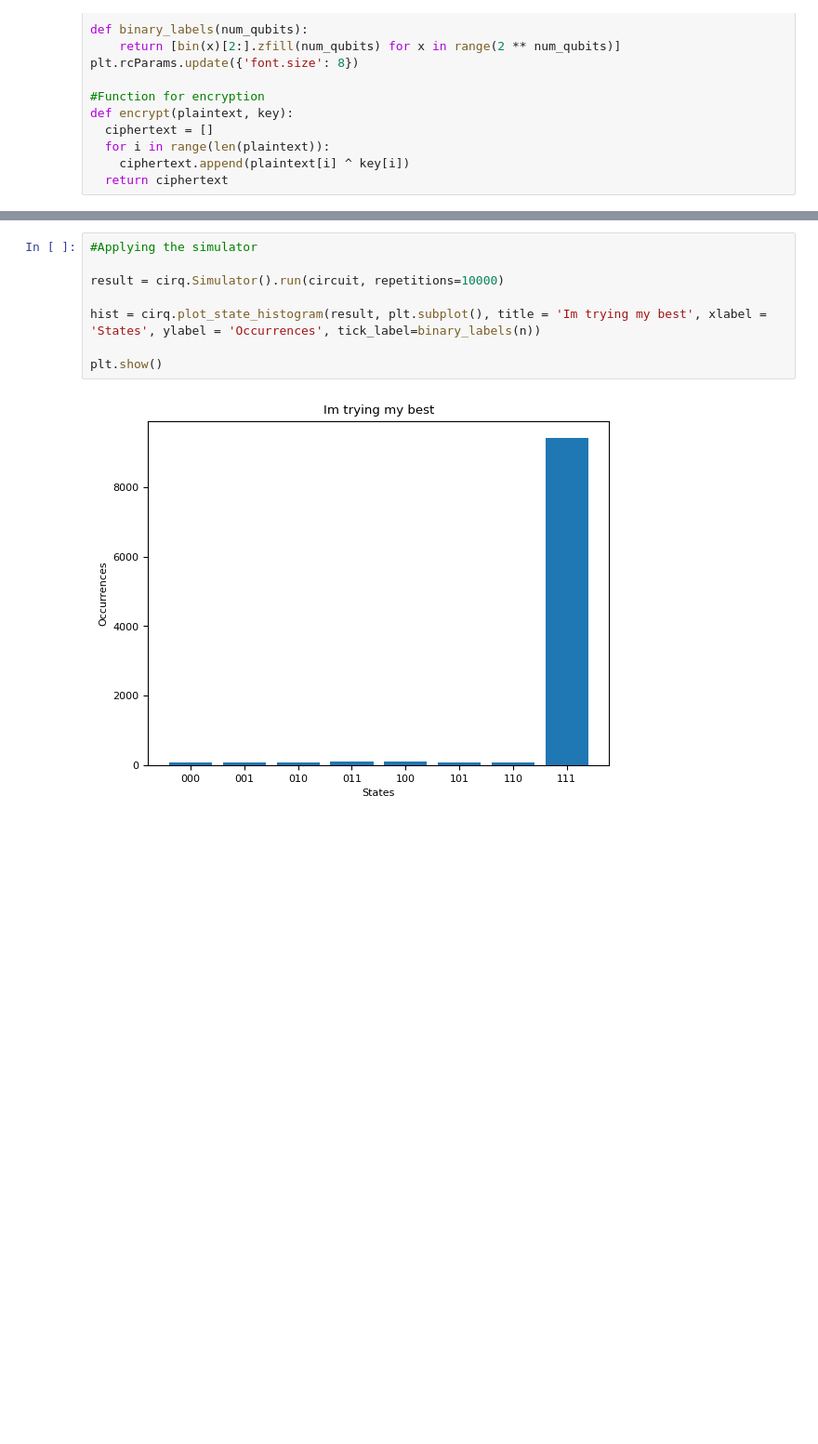
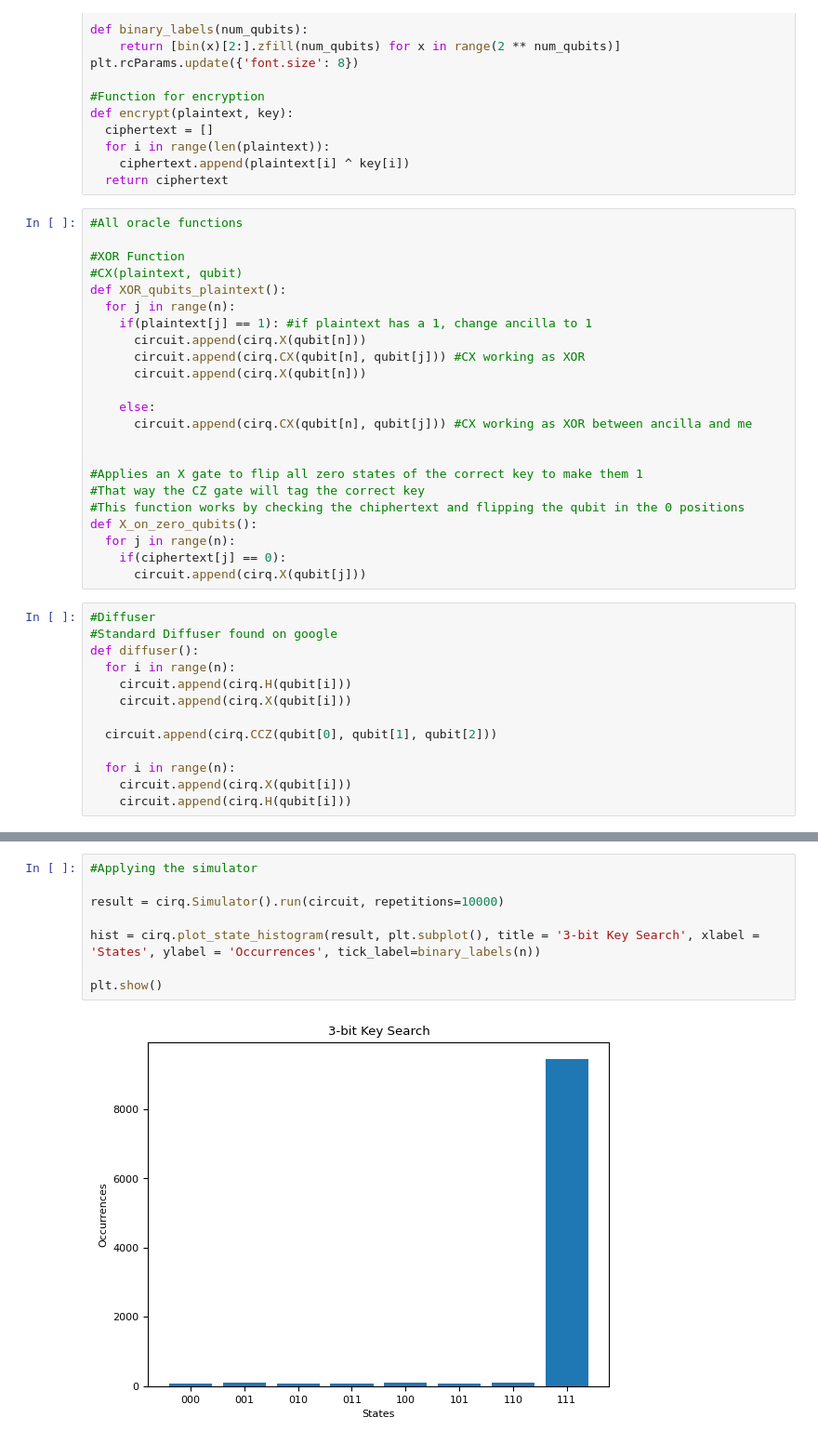
Before and after one commit to rushanh1/Quantum-Networks-Quantum-Circuits, a Jupyter notebook: quantum_brute_force_key_search.ipynb, the cells around one changed output, grey strips where cells are left out. Shown at 93% size. Cells and saved outputs as stored; diff of their text form; blank space fills up the shorter version.

```diff
--- a/quantum_brute_force_key_search.ipynb
+++ b/quantum_brute_force_key_search.ipynb
@@ -19,6 +19,42 @@ def encrypt(plaintext, key):
   for i in range(len(plaintext)):
     ciphertext.append(plaintext[i] ^ key[i])
   return ciphertext
+# %%
+#All oracle functions
+
+#XOR Function
+#CX(plaintext, qubit)
+def XOR_qubits_plaintext():
+  for j in range(n):
+    if(plaintext[j] == 1): #if plaintext has a 1, change ancilla to 1
+      circuit.append(cirq.X(qubit[n]))
+      circuit.append(cirq.CX(qubit[n], qubit[j])) #CX working as XOR
+      circuit.append(cirq.X(qubit[n]))
+
+    else:
+      circuit.append(cirq.CX(qubit[n], qubit[j])) #CX working as XOR between ancilla and me
+
+
+#Applies an X gate to flip all zero states of the correct key to make them 1
+#That way the CZ gate will tag the correct key
+#This function works by checking the chiphertext and flipping the qubit in the 0 positions
+def X_on_zero_qubits():
+  for j in range(n):
+    if(ciphertext[j] == 0):
+      circuit.append(cirq.X(qubit[j]))
+# %%
+#Diffuser
+#Standard Diffuser found on google
+def diffuser():
+  for i in range(n):
+    circuit.append(cirq.H(qubit[i]))
+    circuit.append(cirq.X(qubit[i]))
+
+  circuit.append(cirq.CCZ(qubit[0], qubit[1], qubit[2]))
+
+  for i in range(n):
+    circuit.append(cirq.X(qubit[i]))
+    circuit.append(cirq.H(qubit[i]))
 # %%
 
 n = 3 #number of bits in the key
@@ -115,10 +117,10 @@ q3: ───────@───X───@───X───X───@─
 # %%
 #Applying the simulator
 
 result = cirq.Simulator().run(circuit, repetitions=10000)
 
-hist = cirq.plot_state_histogram(result, plt.subplot(), title = 'Im trying my best', xlabel = 'States', ylabel = 'Occurrences', tick_label=binary_labels(n))
+hist = cirq.plot_state_histogram(result, plt.subplot(), title = '3-bit Key Search', xlabel = 'States', ylabel = 'Occurrences', tick_label=binary_labels(n))
 
 plt.show()
 # %% [output]
-[figure, old version]
+[figure, new version]
```
Also changed, not shown: parts of 3 cells of this notebook.
